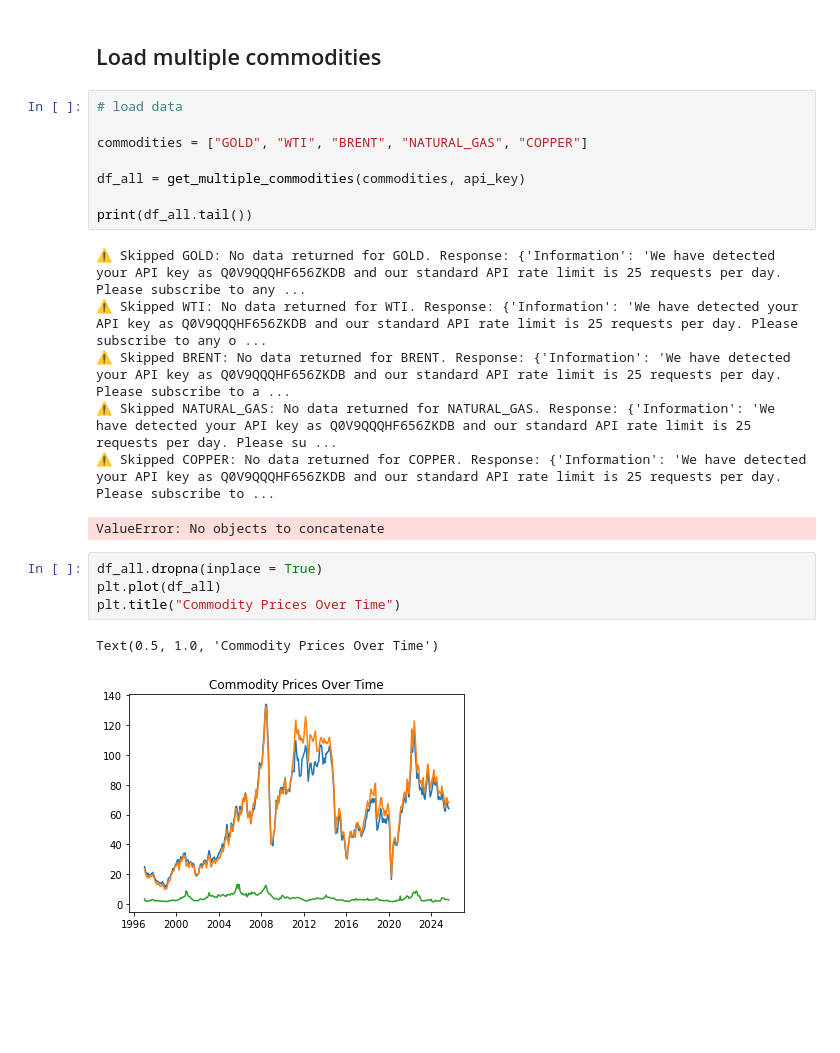
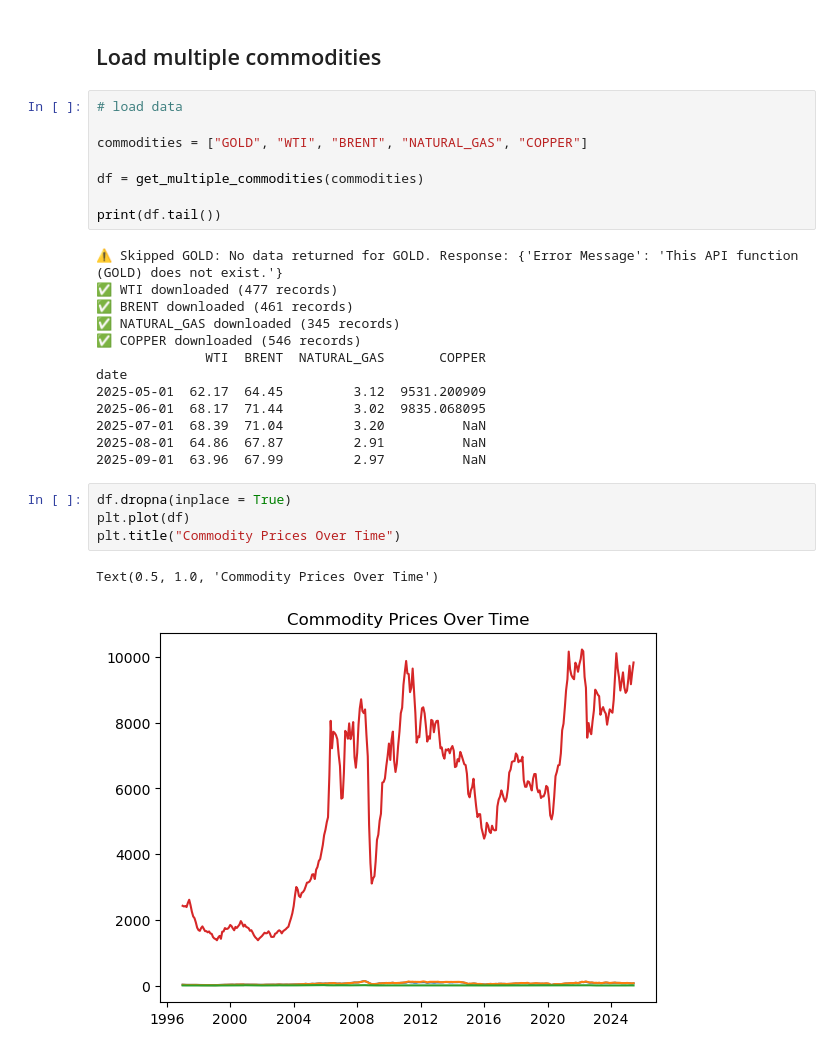
Before and after one commit to chrisguttu/Energy_Projects, a Jupyter notebook: notebooks/01_forward_curves.ipynb, the cells around one changed output. Drawn from its saved outputs; the diff is of its cells as text; blank space fills up the shorter version.

Commit message:
Updated data_loader and config to incoporate API_KEY

```diff
--- a/notebooks/01_forward_curves.ipynb
+++ b/notebooks/01_forward_curves.ipynb
@@ -28,20 +28,26 @@ plt.plot(test.dropna())
 
 commodities = ["GOLD", "WTI", "BRENT", "NATURAL_GAS", "COPPER"]
 
-df_all = get_multiple_commodities(commodities, api_key)
+df = get_multiple_commodities(commodities)
 
-print(df_all.tail())
+print(df.tail())
 # %% [output]
-⚠️ Skipped GOLD: No data returned for GOLD. Response: {'Information': 'We have detected your API key as Q0V9QQQHF656ZKDB and our standard API rate limit is 25 requests per day. Please subscribe to any ...
-⚠️ Skipped WTI: No data returned for WTI. Response: {'Information': 'We have detected your API key as Q0V9QQQHF656ZKDB and our standard API rate limit is 25 requests per day. Please subscribe to any o ...
-⚠️ Skipped BRENT: No data returned for BRENT. Response: {'Information': 'We have detected your API key as Q0V9QQQHF656ZKDB and our standard API rate limit is 25 requests per day. Please subscribe to a ...
-⚠️ Skipped NATURAL_GAS: No data returned for NATURAL_GAS. Response: {'Information': 'We have detected your API key as Q0V9QQQHF656ZKDB and our standard API rate limit is 25 requests per day. Please su ...
-⚠️ Skipped COPPER: No data returned for COPPER. Response: {'Information': 'We have detected your API key as Q0V9QQQHF656ZKDB and our standard API rate limit is 25 requests per day. Please subscribe to ...
+⚠️ Skipped GOLD: No data returned for GOLD. Response: {'Error Message': 'This API function (GOLD) does not exist.'}
+✅ WTI downloaded (477 records)
+✅ BRENT downloaded (461 records)
+✅ NATURAL_GAS downloaded (345 records)
+✅ COPPER downloaded (546 records)
+              WTI  BRENT  NATURAL_GAS       COPPER
+date
+2025-05-01  62.17  64.45         3.12  9531.200909
+2025-06-01  68.17  71.44         3.02  9835.068095
+2025-07-01  68.39  71.04         3.20          NaN
+2025-08-01  64.86  67.87         2.91          NaN
+2025-09-01  63.96  67.99         2.97          NaN
-ValueError: No objects to concatenate
 # %%
-df_all.dropna(inplace = True)
-plt.plot(df_all)
+df.dropna(inplace = True)
+plt.plot(df)
 plt.title("Commodity Prices Over Time")
 # %% [output]
 Text(0.5, 1.0, 'Commodity Prices Over Time')
-[figure, old version]
+[figure, new version]
```
Also changed, not shown: parts of 4 cells of this notebook, 3 other files.
